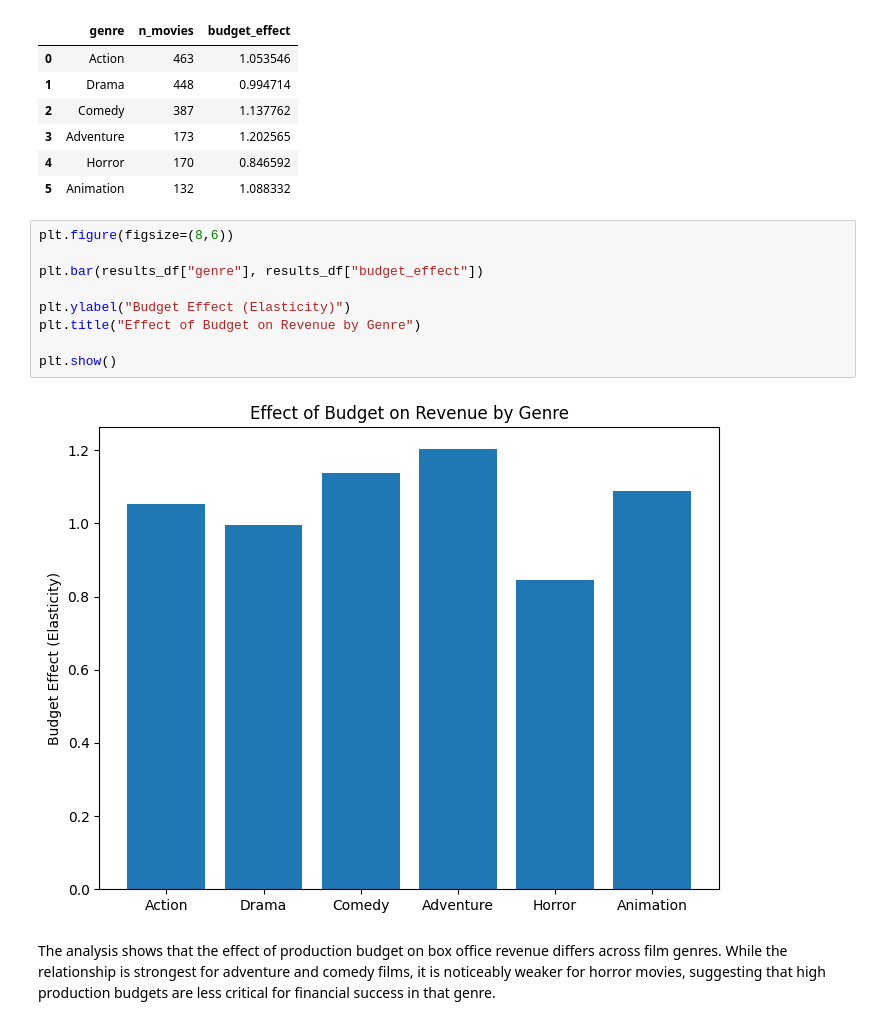
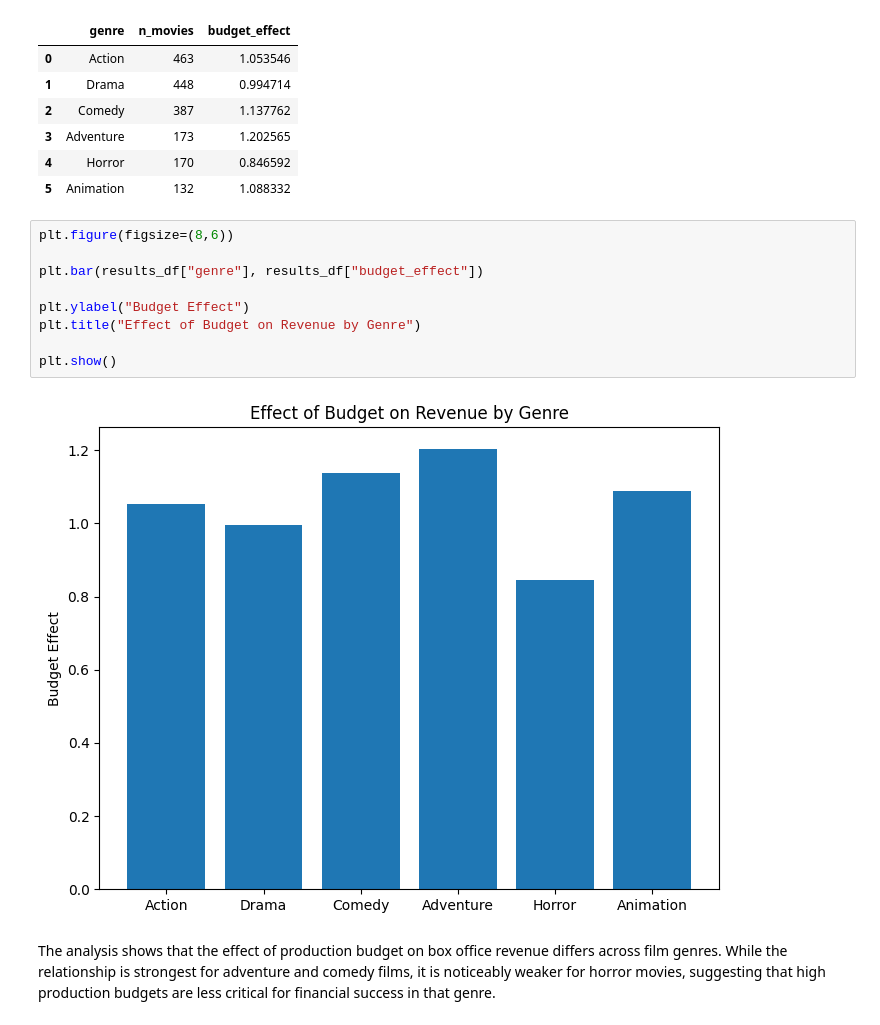
Before and after one commit to Babayaga069/ds_project, a Jupyter notebook: Questions/Q1/analyse.ipynb, the cells around one changed output. Drawn from its saved outputs; the diff is of its cells as text.

```diff
--- a/Questions/Q1/analyse.ipynb
+++ b/Questions/Q1/analyse.ipynb
@@ -172,14 +171,14 @@ results_df
 # %%
 plt.figure(figsize=(8,6))
 
 plt.bar(results_df["genre"], results_df["budget_effect"])
 
-plt.ylabel("Budget Effect (Elasticity)")
+plt.ylabel("Budget Effect")
 plt.title("Effect of Budget on Revenue by Genre")
 
 plt.show()
 # %% [output]
-[figure, old version]
+[figure, new version]
 # %% [markdown]
 The analysis shows that the effect of production budget on box office revenue differs across film genres.
 While the relationship is strongest for adventure and comedy films, it is noticeably weaker for horror movies, suggesting that high production budgets are less critical for financial success in that genre.
```
Also changed, not shown: parts of 2 cells of this notebook, 2 other files.
